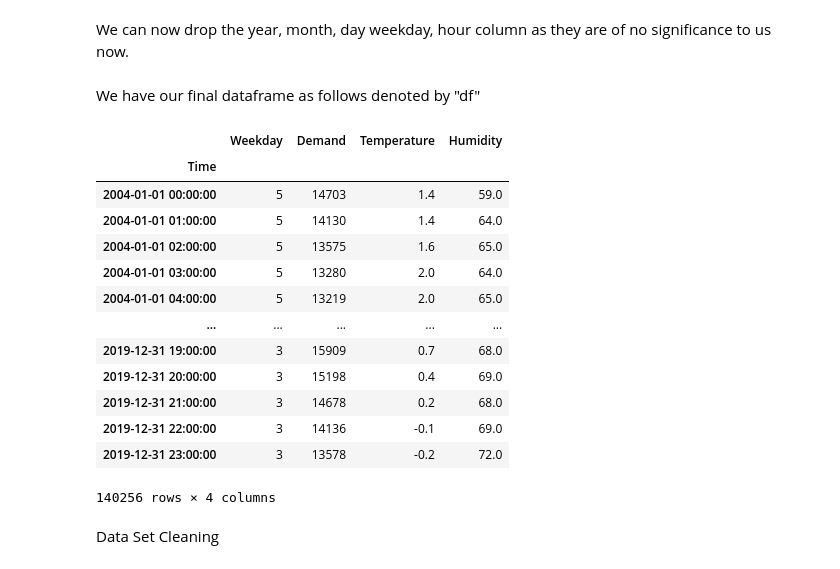
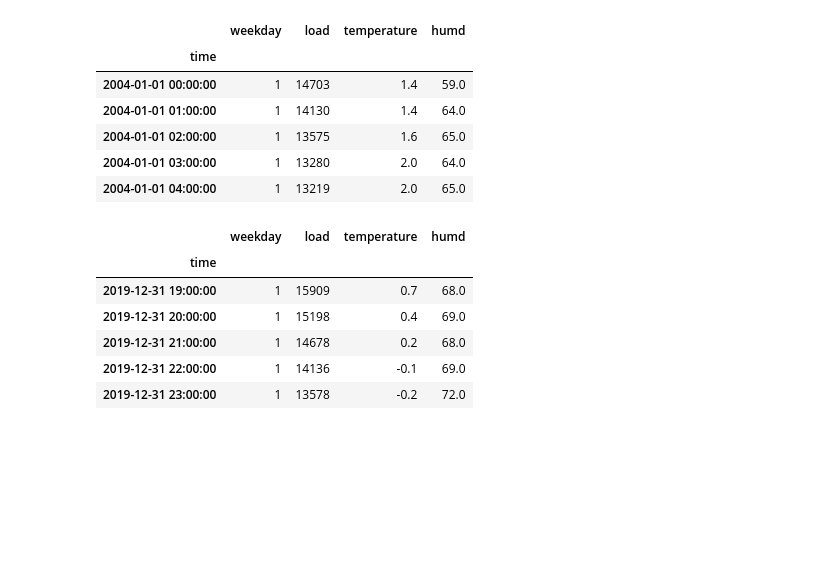
Before and after one commit to ayushiitbhu2800/Medium-Term-Load-Forecasting, a Jupyter notebook: Medium_Term_Load_Forecasting.ipynb, the cells around one changed output. Saved outputs shown, nothing was run; the diff lists cells and outputs as text; code cells hidden in the pictures; blank space fills up the shorter version.

```diff
--- a/Medium_Term_Load_Forecasting.ipynb
+++ b/Medium_Term_Load_Forecasting.ipynb
@@ -104,2 +18,0 @@ data_set_unformatted
-# %% [markdown]
-We can now drop the year, month, day weekday, hour column as they are of no significance to us now.
@@ -109,2 +18,0 @@ df=data_set_unformatted.drop(drop_cols,axis=1);
-# %% [markdown]
-We have our final dataframe as follows denoted by "df"
@@ -113,17 +19,30 @@ df=df.rename(columns={"weekday":"Weekday","time":"Time","demand":"Demand","tempe
+# %%
+df = pd.read_csv("/content/Medium-Term-Load-Forecasting/full_dataset.csv")
+df["date"] = pd.to_datetime(df[['year', 'month', 'day', 'hour']])
+
+df["date"] = pd.to_datetime(df["date"])
+df = df.rename(columns={"date" : "time"})
+df = df.set_index("time")
+
+df["weekday"] = df["weekday"].apply(lambda x : 1 if x < 6 else 0)
+df = df.drop(columns=['year', 'month', 'day', 'hour'])
+df = df.rename(columns={"demand" : "load"})
+df.head()
+# %% [output]
+|  | weekday | load | temperature | humd |
+| time |  |  |  |  |
+| 2004-01-01 00:00:00 | 1 | 14703 | 1.4 | 59.0 |
+| 2004-01-01 01:00:00 | 1 | 14130 | 1.4 | 64.0 |
+| 2004-01-01 02:00:00 | 1 | 13575 | 1.6 | 65.0 |
+| 2004-01-01 03:00:00 | 1 | 13280 | 2.0 | 64.0 |
+| 2004-01-01 04:00:00 | 1 | 13219 | 2.0 | 65.0 |
 # %%
-df
+df.tail()
 # %% [output]
-|  | Weekday | Demand | Temperature | Humidity |
-| Time |  |  |  |  |
-| 2004-01-01 00:00:00 | 5 | 14703 | 1.4 | 59.0 |
-| 2004-01-01 01:00:00 | 5 | 14130 | 1.4 | 64.0 |
-| 2004-01-01 02:00:00 | 5 | 13575 | 1.6 | 65.0 |
-| 2004-01-01 03:00:00 | 5 | 13280 | 2.0 | 64.0 |
-| 2004-01-01 04:00:00 | 5 | 13219 | 2.0 | 65.0 |
-| ... | ... | ... | ... | ... |
-| 2019-12-31 19:00:00 | 3 | 15909 | 0.7 | 68.0 |
-| 2019-12-31 20:00:00 | 3 | 15198 | 0.4 | 69.0 |
-| 2019-12-31 21:00:00 | 3 | 14678 | 0.2 | 68.0 |
-| 2019-12-31 22:00:00 | 3 | 14136 | -0.1 | 69.0 |
-| 2019-12-31 23:00:00 | 3 | 13578 | -0.2 | 72.0 |
+|  | weekday | load | temperature | humd |
+| time |  |  |  |  |
+| 2019-12-31 19:00:00 | 1 | 15909 | 0.7 | 68.0 |
+| 2019-12-31 20:00:00 | 1 | 15198 | 0.4 | 69.0 |
+| 2019-12-31 21:00:00 | 1 | 14678 | 0.2 | 68.0 |
+| 2019-12-31 22:00:00 | 1 | 14136 | -0.1 | 69.0 |
+| 2019-12-31 23:00:00 | 1 | 13578 | -0.2 | 72.0 |
-140256 rows × 4 columns
@@ -132,2 +48,0 @@ df["Weekday"] = df["Weekday"].apply(lambda x : 1 if x < 6 else 0)
-# %% [markdown]
-Data Set Cleaning
```
Also changed, not shown: parts of 74 cells of this notebook.
